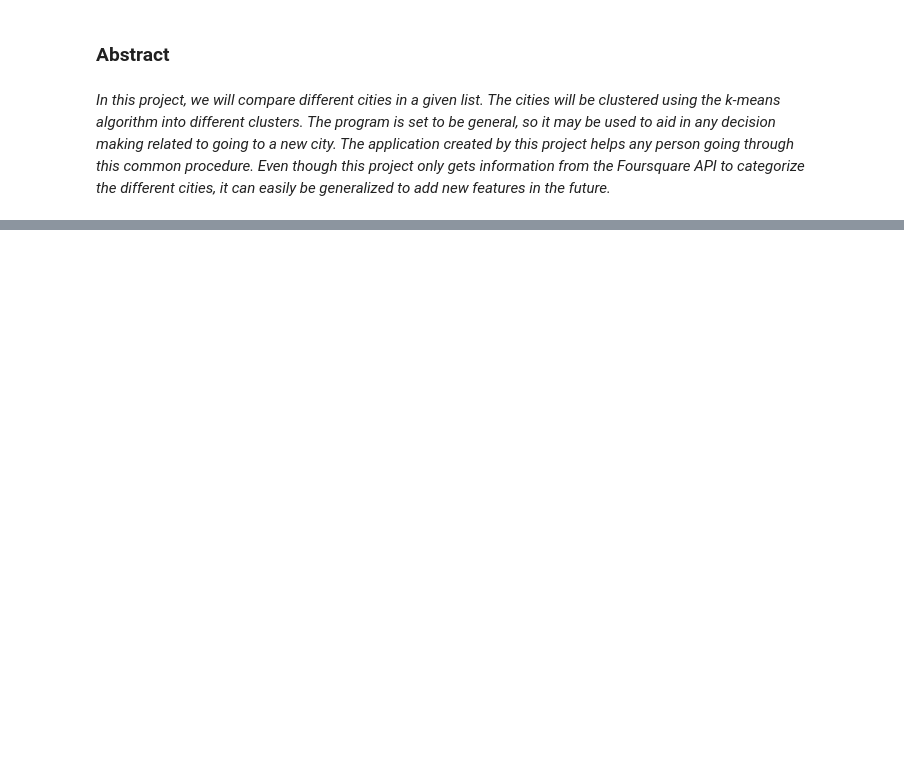
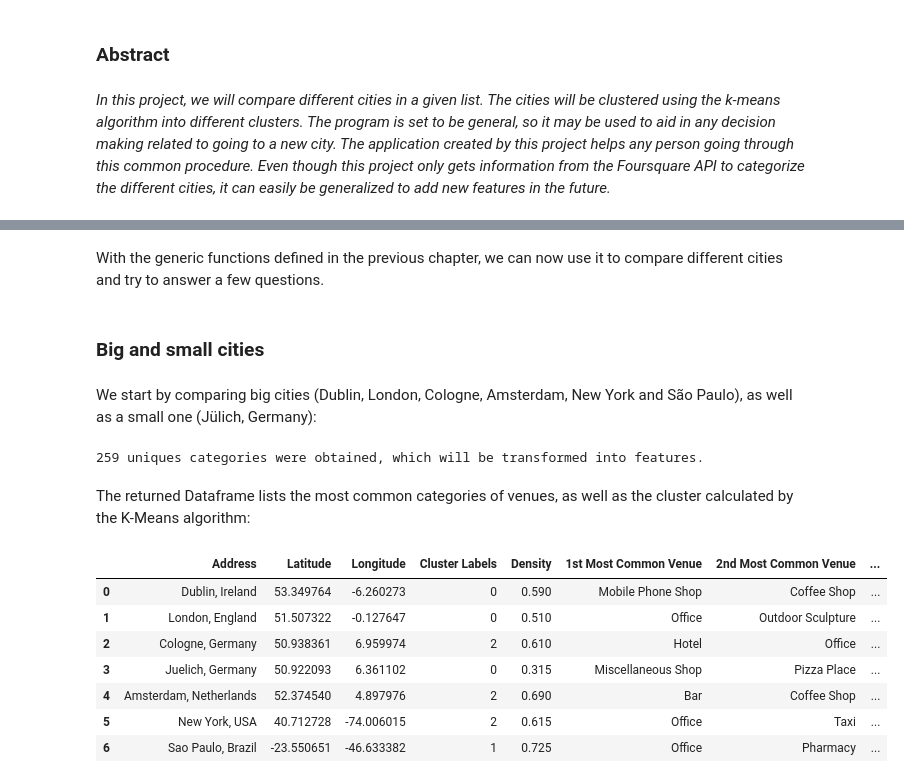
Before and after one commit to filipesmg/Coursera_Capstone, a Jupyter notebook: Final_Capstone_Project.ipynb, the cells around one changed output, grey strips where cells are left out. Drawn from its saved outputs; the diff is of its cells as text; code cells hidden in the pictures; blank space fills up the shorter version.

```diff
--- a/Final_Capstone_Project.ipynb
+++ b/Final_Capstone_Project.ipynb
@@ -52,0 +351,38 @@ Other types of data may be added later, to make the comparison more complete.
+# %%
+def group_and_cluster(addresses, kclusters = 3, use_density=True):
+    # Building Dataframe with all the Features to be used in k-means clustering
+    df_complete = build_dataframe(addresses, use_density=use_density)
+
+    # Scaling features
+    scaled_features = scale_features(df_complete)
+
+    # Calculating the distance matrix between the cities and transforming to DataFrame:
+    dist_matrix = pd.DataFrame(calc_dist_matrix(scaled_features), columns=addresses, index=addresses)
+
+    # Recovering Dataframe with scaled features:
+    # df_complete = pd.DataFrame(scaled_features,columns=df_complete.columns, index=df_complete.index)
+
+    # run k-means clustering
+    kmeans = KMeans(init = "k-means++", n_clusters=kclusters, n_init = 12).fit(scaled_features)
+
+    # Creating DataFrame with top venue categories
+    if(use_density == True):
+        df_new = df_complete.drop('Density', axis=1)
+    else:
+        df_new = df_complete
+    top_venues_df = build_top_venues_df(df_new.reset_index())
+
+
+    # Add Density and Clustering labels
+    if(use_density==True):
+        top_venues_df.insert(0, 'Density', df_complete.reset_index()['Density'])
+    top_venues_df.insert(0, 'Cluster Labels', kmeans.labels_)
+
+
+    cities = build_latitude_longitude_df(addresses)
+
+    # Merge the top venue categories dataframe with the one with city names and latitude/longitude
+    # The merge on the 'right' is meant to avoid the rare case that an addresses returns no venues from the Foursquare API
+    top_venues_df_final = cities.join(top_venues_df.set_index('Address'), on='Address', how='right')
+
+    return dist_matrix, top_venues_df_final
@@ -52,0 +449,26 @@ Other types of data may be added later, to make the comparison more complete.
+# %% [markdown]
+<!-- where you discuss the results. -->
+<!-- where you discuss any observations you noted and any recommendations you can make based on the results. -->
+With the generic functions defined in the previous chapter, we can now use it to compare different cities and try to answer a few questions.
+# %% [markdown]
+### Big and small cities
+# %% [markdown]
+We start by comparing big cities (Dublin, London, Cologne, Amsterdam, New York and São Paulo), as well as a small one (Jülich, Germany):
+# %%
+addresses = ['Dublin, Ireland', 'London, England', 'Cologne, Germany', 'Juelich, Germany', 'Amsterdam, Netherlands', 'New York, USA', 'Sao Paulo, Brazil']
+df_final, dist_matrix, map_clusters = group_cluster_map(addresses,kclusters = 3, use_density=True)
+# %% [output]
+259 uniques categories were obtained, which will be transformed into features.
+# %% [markdown]
+The returned Dataframe lists the most common categories of venues, as well as the cluster calculated by the K-Means algorithm:
+# %%
+df_final
+# %% [output]
+|  | Address | Latitude | Longitude | Cluster Labels | Density | 1st Most Common Venue | 2nd Most Common Venue | ... |
+| 0 | Dublin, Ireland | 53.349764 | -6.260273 | 0 | 0.590 | Mobile Phone Shop | Coffee Shop | ... |
+| 1 | London, England | 51.507322 | -0.127647 | 0 | 0.510 | Office | Outdoor Sculpture | ... |
+| 2 | Cologne, Germany | 50.938361 | 6.959974 | 2 | 0.610 | Hotel | Office | ... |
+| 3 | Juelich, Germany | 50.922093 | 6.361102 | 0 | 0.315 | Miscellaneous Shop | Pizza Place | ... |
+| 4 | Amsterdam, Netherlands | 52.374540 | 4.897976 | 2 | 0.690 | Bar | Coffee Shop | ... |
+| 5 | New York, USA | 40.712728 | -74.006015 | 2 | 0.615 | Office | Taxi | ... |
+| 6 | Sao Paulo, Brazil | -23.550651 | -46.633382 | 1 | 0.725 | Office | Pharmacy | ... |
```
Also changed, not shown: parts of 79 cells of this notebook.
